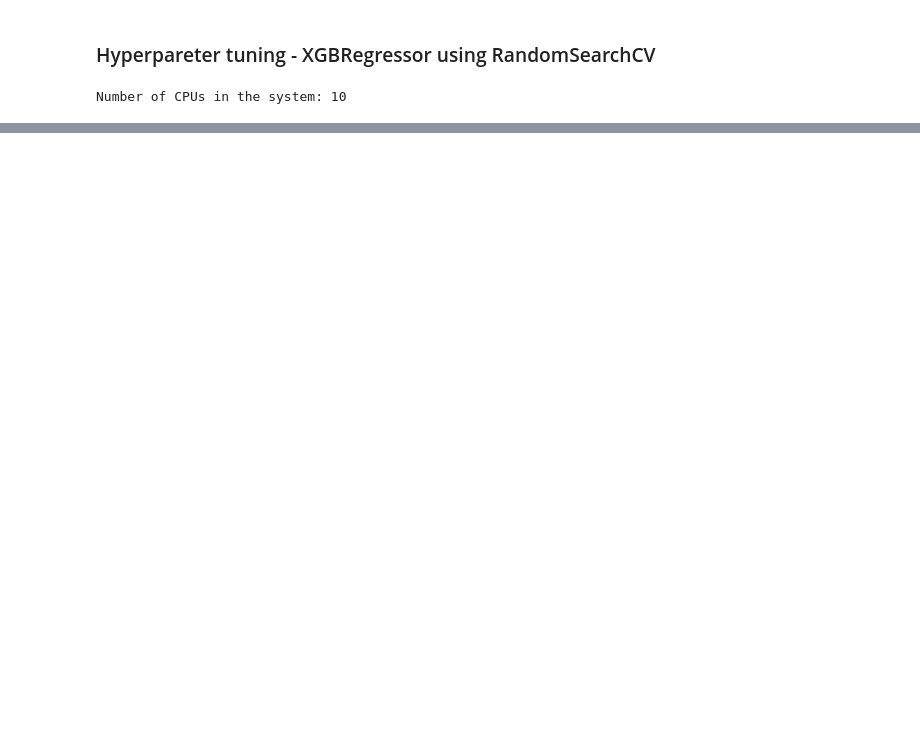
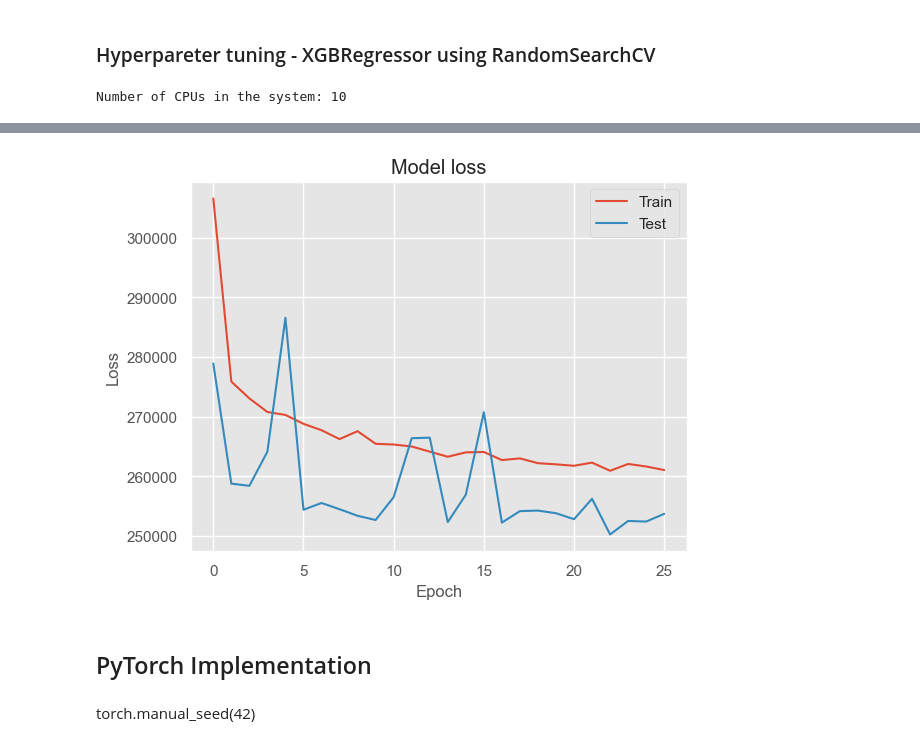
Before and after one commit to JacobJ215/Melbourne-Housing-Price-Prediction, a Jupyter notebook: housing_price_prediction.ipynb, the cells around one changed output, grey strips where cells are left out. Drawn from its saved outputs; the diff is of its cells as text; code cells hidden in the pictures; blank space fills up the shorter version.

```diff
--- a/housing_price_prediction.ipynb
+++ b/housing_price_prediction.ipynb
@@ -396,0 +414,32 @@ Root Mean Square Error test = 401726.36598459363
+# %%
+# Build DNN Model
+
+def train_housing(X_train, y_train):
+
+    # Create callback for early stopping
+    callback = tf.keras.callbacks.EarlyStopping(monitor='loss', patience=3)
+
+
+    # Define the model
+    model = tf.keras.models.Sequential([
+        tf.keras.layers.Dense(128, kernel_initializer='normal', input_dim = X_train.shape[1], activation='relu'),
+        tf.keras.layers.Dense(256, activation=tf.nn.relu),
+        tf.keras.layers.Dropout(0.2),
+        tf.keras.layers.Dense(256, kernel_initializer='normal', activation=tf.nn.relu),
+        tf.keras.layers.Dense(128, kernel_initializer='normal', activation=tf.nn.relu),
+        tf.keras.layers.Dense(64, kernel_initializer='normal', activation=tf.nn.relu),
+        tf.keras.layers.Dense(1, activation='linear')
+    ])
+
+    # Compile the model
+    model.compile(optimizer=tf.keras.optimizers.Adam(0.01),
+                  loss='mean_absolute_error',
+                  metrics=['mae'])
+
+    # Fit the model and save the training history
+    history = model.fit(X_train, y_train, epochs=500, batch_size=32, validation_data=(X_test, y_test), callbacks=[callback])
+
+    return history
+
+
+hist = train_housing(X_train, y_train)
@@ -396,0 +464,15 @@ Root Mean Square Error test = 401726.36598459363
+# %%
+def plot_loss(loss,val_loss):
+  plt.plot(loss)
+  plt.plot(val_loss)
+  plt.title('Model loss')
+  plt.ylabel('Loss')
+  plt.xlabel('Epoch')
+  plt.legend(['Train', 'Test'], loc='upper right')
+  plt.show()
+
+plot_loss(hist.history['loss'], hist.history['val_loss'])
+# %% [output]
+[figure, added]
+# %% [markdown]
+## PyTorch Implementation
@@ -396,0 +494,2 @@ Root Mean Square Error test = 401726.36598459363
+# %% [markdown]
+torch.manual_seed(42)
```
Also changed, not shown: parts of 18 cells of this notebook.
